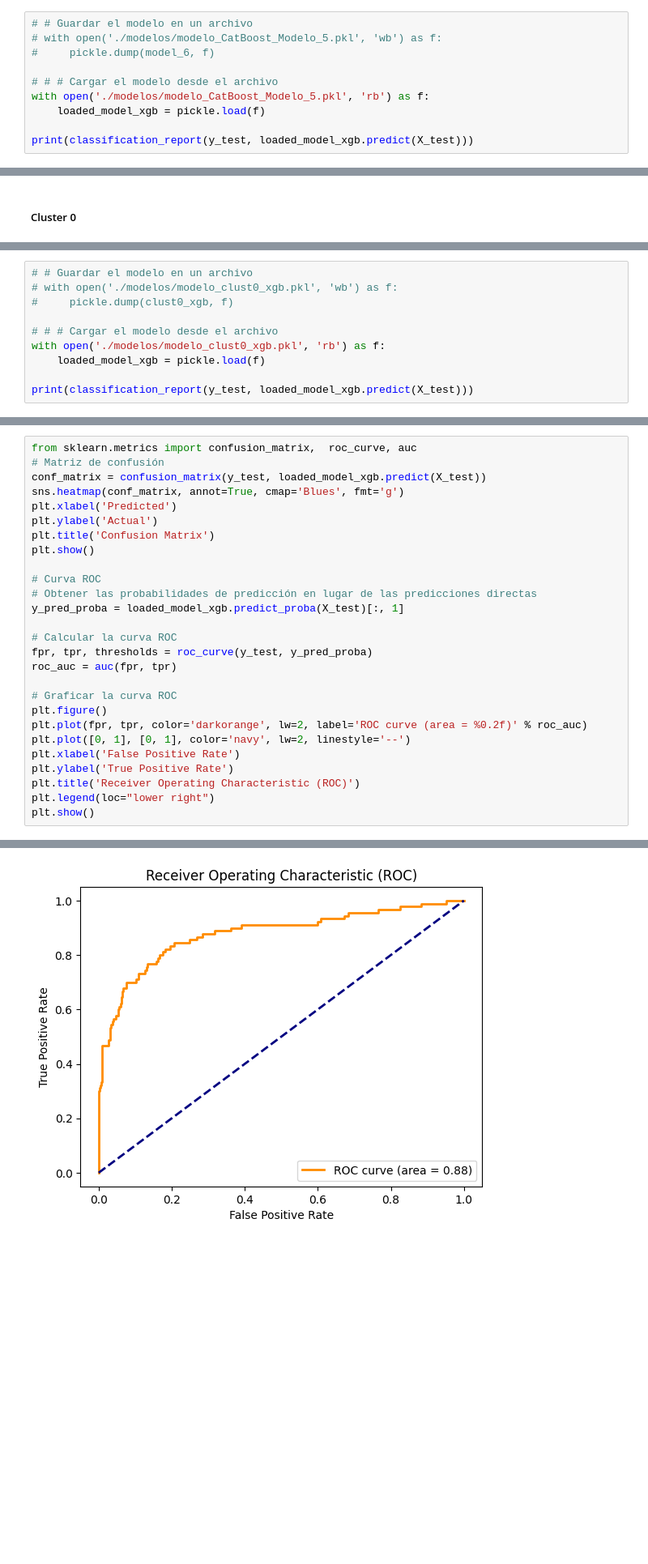
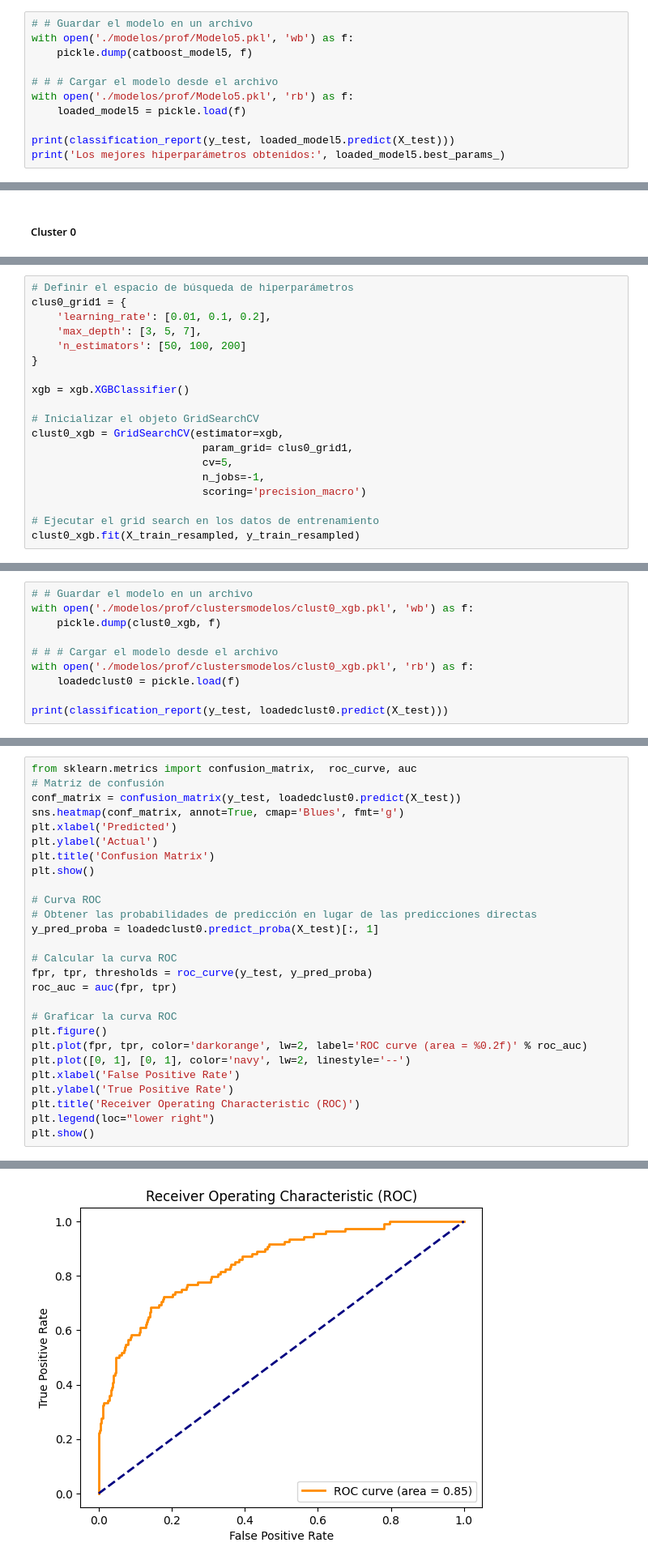
Before and after one commit to solfontan/PrediccionesDeRetencionDeClientes---2024, a Jupyter notebook: scr/MachineLearning.ipynb, the cells around one changed output, grey strips where cells are left out. Shown: that part at 81% size. Saved outputs shown, nothing was run; the diff lists cells and outputs as text; blank space fills up the shorter version.

Commit message:
MachineLearning -> PCA finalizado

```diff
--- a/scr/MachineLearning.ipynb
+++ b/scr/MachineLearning.ipynb
@@ -588,13 +602,14 @@ model_6.fit(X_train_resampled, y_train_resampled)
 # %%
 # # Guardar el modelo en un archivo
-# with open('./modelos/modelo_CatBoost_Modelo_5.pkl', 'wb') as f:
-#     pickle.dump(model_6, f)
+with open('./modelos/prof/Modelo5.pkl', 'wb') as f:
+    pickle.dump(catboost_model5, f)
 
 # # # Cargar el modelo desde el archivo
-with open('./modelos/modelo_CatBoost_Modelo_5.pkl', 'rb') as f:
-    loaded_model_xgb = pickle.load(f)
+with open('./modelos/prof/Modelo5.pkl', 'rb') as f:
+    loaded_model5 = pickle.load(f)
 
-print(classification_report(y_test, loaded_model_xgb.predict(X_test)))
+print(classification_report(y_test, loaded_model5.predict(X_test)))
+print('Los mejores hiperparámetros obtenidos:', loaded_model5.best_params_)
 # %% [output]
               precision    recall  f1-score   support
 
@@ -733,0 +731,19 @@ XGBClassifier(base_score=None, booster=None, callbacks=None,
+# %%
+# Definir el espacio de búsqueda de hiperparámetros
+clus0_grid1 = {
+    'learning_rate': [0.01, 0.1, 0.2],
+    'max_depth': [3, 5, 7],
+    'n_estimators': [50, 100, 200]
+}
+
+xgb = xgb.XGBClassifier()
+
+# Inicializar el objeto GridSearchCV
+clust0_xgb = GridSearchCV(estimator=xgb,
+                           param_grid= clus0_grid1,
+                           cv=5,
+                           n_jobs=-1,
+                           scoring='precision_macro')
+
+# Ejecutar el grid search en los datos de entrenamiento
+clust0_xgb.fit(X_train_resampled, y_train_resampled)
@@ -734,13 +768,13 @@ XGBClassifier(base_score=None, booster=None, callbacks=None,
 # %%
 # # Guardar el modelo en un archivo
-# with open('./modelos/modelo_clust0_xgb.pkl', 'wb') as f:
-#     pickle.dump(clust0_xgb, f)
+with open('./modelos/prof/clustersmodelos/clust0_xgb.pkl', 'wb') as f:
+    pickle.dump(clust0_xgb, f)
 
 # # # Cargar el modelo desde el archivo
-with open('./modelos/modelo_clust0_xgb.pkl', 'rb') as f:
-    loaded_model_xgb = pickle.load(f)
+with open('./modelos/prof/clustersmodelos/clust0_xgb.pkl', 'rb') as f:
+    loadedclust0 = pickle.load(f)
 
-print(classification_report(y_test, loaded_model_xgb.predict(X_test)))
+print(classification_report(y_test, loadedclust0.predict(X_test)))
 # %% [output]
               precision    recall  f1-score   support
 
@@ -753,7 +787,7 @@ weighted avg       0.89      0.90      0.89       575
 # %%
 from sklearn.metrics import confusion_matrix,  roc_curve, auc
 # Matriz de confusión
-conf_matrix = confusion_matrix(y_test, loaded_model_xgb.predict(X_test))
+conf_matrix = confusion_matrix(y_test, loadedclust0.predict(X_test))
 sns.heatmap(conf_matrix, annot=True, cmap='Blues', fmt='g')
 plt.xlabel('Predicted')
 plt.ylabel('Actual')
@@ -762,7 +796,7 @@ plt.show()
 
 # Curva ROC
 # Obtener las probabilidades de predicción en lugar de las predicciones directas
-y_pred_proba = loaded_model_xgb.predict_proba(X_test)[:, 1]
+y_pred_proba = loadedclust0.predict_proba(X_test)[:, 1]
 
 # Calcular la curva ROC
 fpr, tpr, thresholds = roc_curve(y_test, y_pred_proba)
@@ -782,4 +816,4 @@ plt.show()
-[figure, old version]
+[figure, new version]
 # %% [markdown]
 La curva ROC es una representación gráfica del rendimiento de un modelo de clasificación en diferentes umbrales de clasificación. Tiene dos ejes: el eje X muestra la tasa de falsos positivos y el eje Y muestra la tasa de verdaderos positivos (también conocida como sensibilidad o recall).
 
```
Also changed, not shown: parts of 81 cells of this notebook.
